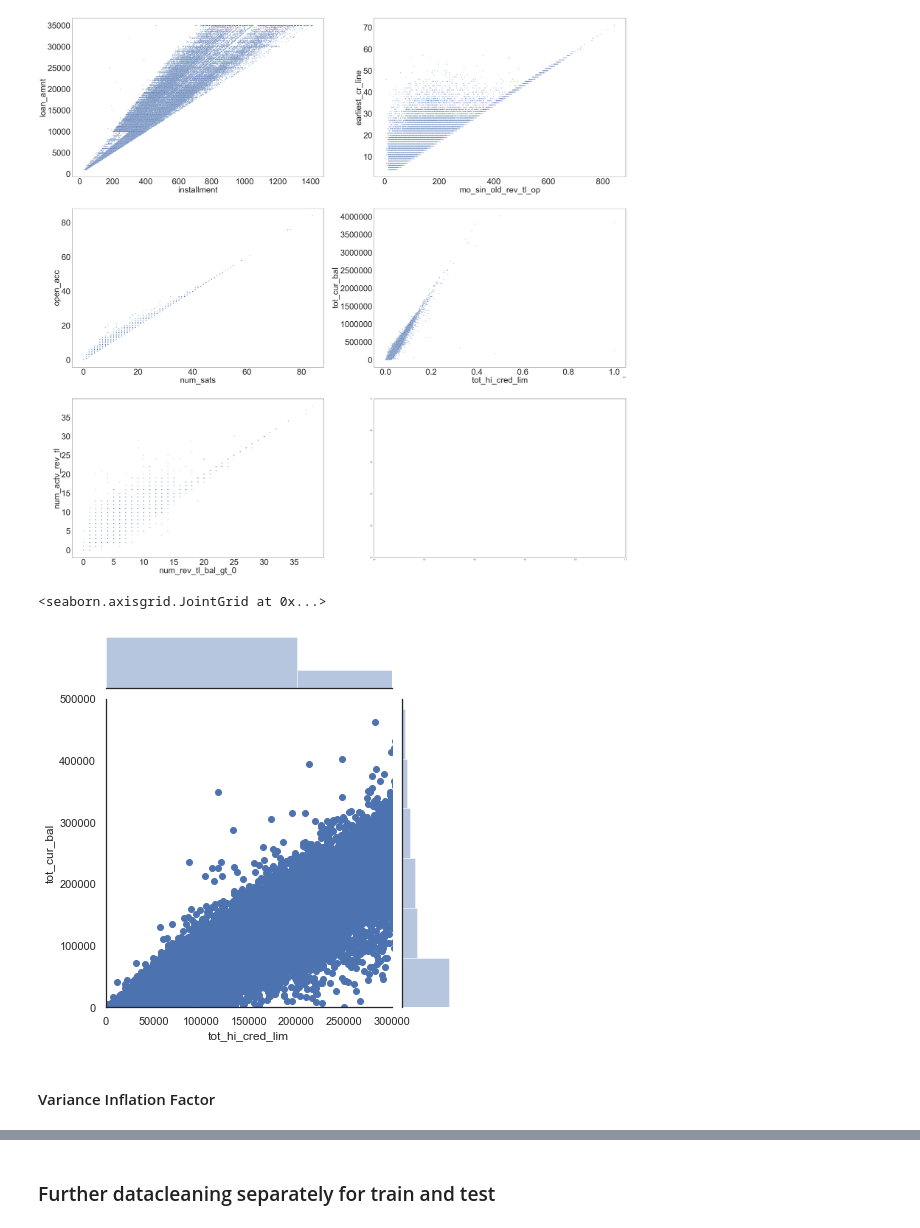
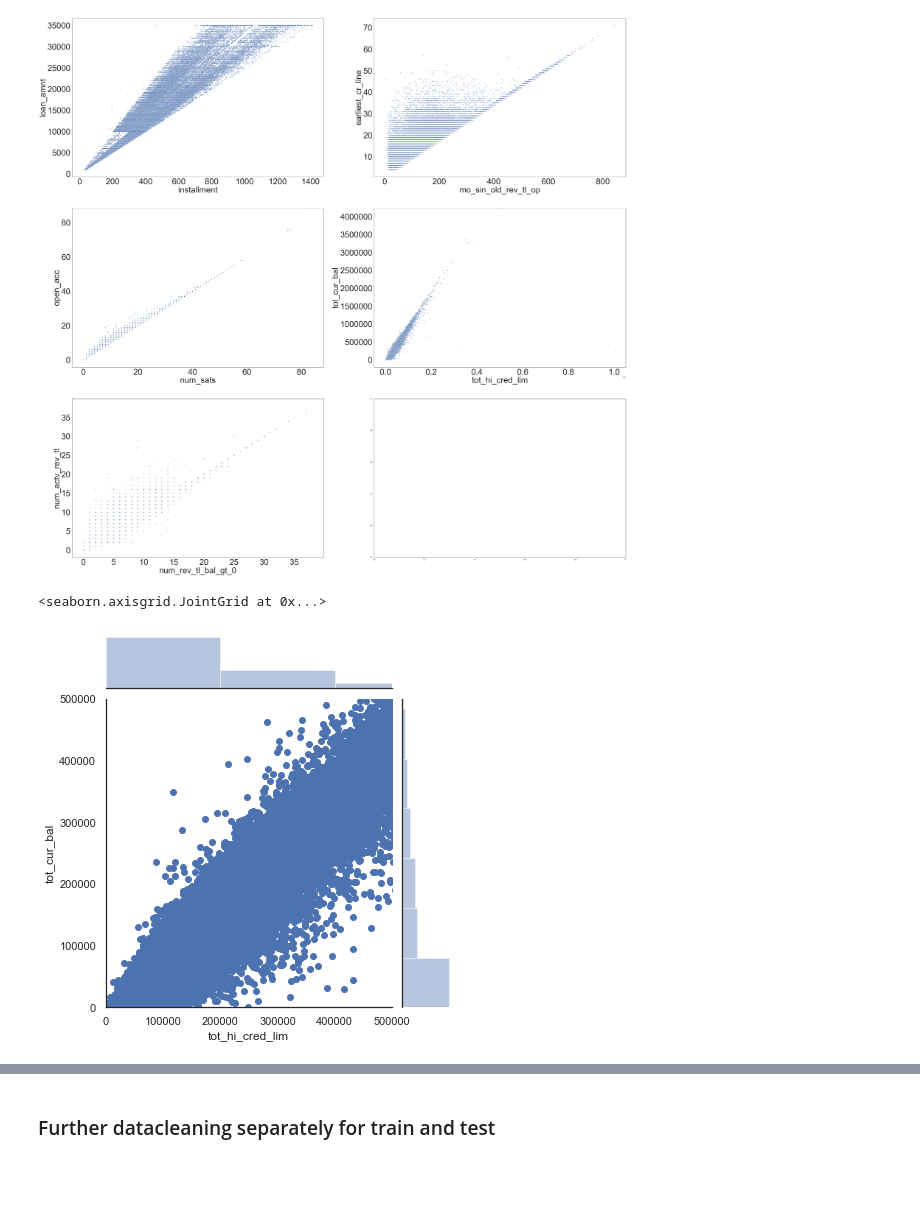
Before and after one commit to apy444/personal_loan_default_prediction, a Jupyter notebook: EDA.ipynb, the cells around one changed output, grey strips where cells are left out. Saved outputs shown, nothing was run; the diff lists cells and outputs as text; code cells hidden in the pictures; blank space fills up the shorter version.

```diff
--- a/EDA.ipynb
+++ b/EDA.ipynb
@@ -787,9 +811,7 @@ for corr_data, ax in zip(corr_list, axes.flat):
 # %% [output]
 [figure]
 # %%
-sns.jointplot(x='tot_hi_cred_lim', y='tot_cur_bal', data=dataset, xlim=(0,300000), ylim=(0,500000))
+sns.jointplot(x='tot_hi_cred_lim', y='tot_cur_bal', data=dataset, xlim=(0,500000), ylim=(0,500000))
 # %% [output]
 <seaborn.axisgrid.JointGrid at 0x...>
-[figure, old version]
+[figure, new version]
-# %% [markdown]
-#### Variance Inflation Factor
```
Also changed, not shown: parts of 59 cells of this notebook.
